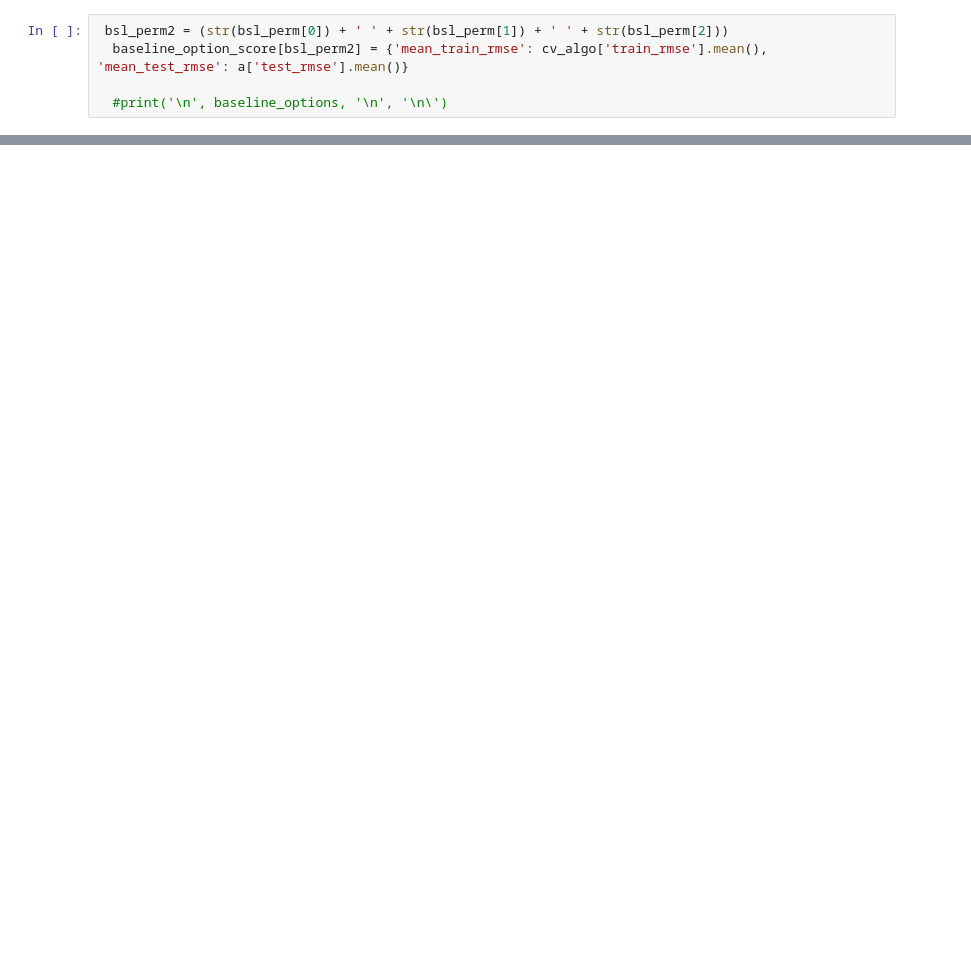
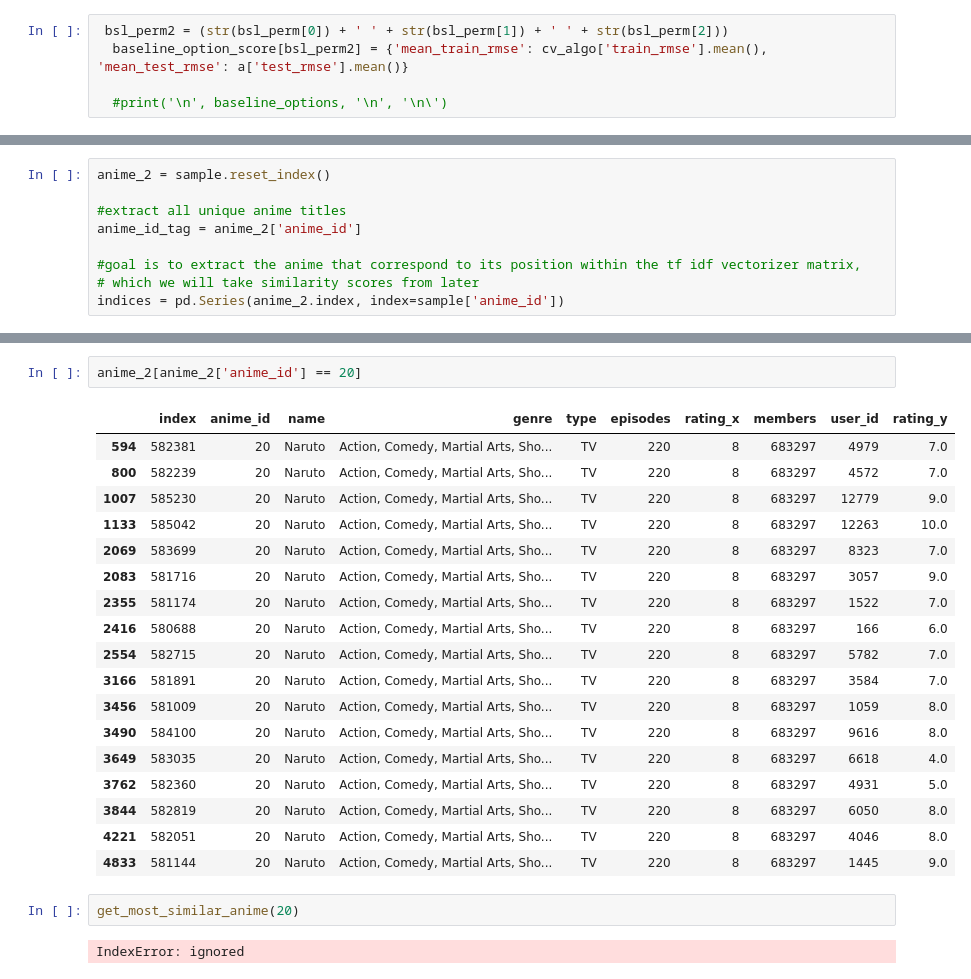
Before and after one commit to anilaq/capstone, a Jupyter notebook: latest.ipynb, the cells around one changed output, grey strips where cells are left out. Cells and saved outputs as stored; diff of their text form; blank space fills up the shorter version.

```diff
--- a/latest.ipynb
+++ b/latest.ipynb
@@ -882,0 +1145,9 @@ TypeError: ignored
+# %%
+anime_2 = sample.reset_index()
+
+#extract all unique anime titles
+anime_id_tag = anime_2['anime_id']
+
+#goal is to extract the anime that correspond to its position within the tf idf vectorizer matrix,
+# which we will take similarity scores from later
+indices = pd.Series(anime_2.index, index=sample['anime_id'])
@@ -882,0 +1170,25 @@ TypeError: ignored
+# %%
+anime_2[anime_2['anime_id'] == 20]
+# %% [output]
+|  | index | anime_id | name | genre | type | episodes | rating_x | members | user_id | rating_y |
+| 594 | 582381 | 20 | Naruto | Action, Comedy, Martial Arts, Sho... | TV | 220 | 8 | 683297 | 4979 | 7.0 |
+| 800 | 582239 | 20 | Naruto | Action, Comedy, Martial Arts, Sho... | TV | 220 | 8 | 683297 | 4572 | 7.0 |
+| 1007 | 585230 | 20 | Naruto | Action, Comedy, Martial Arts, Sho... | TV | 220 | 8 | 683297 | 12779 | 9.0 |
+| 1133 | 585042 | 20 | Naruto | Action, Comedy, Martial Arts, Sho... | TV | 220 | 8 | 683297 | 12263 | 10.0 |
+| 2069 | 583699 | 20 | Naruto | Action, Comedy, Martial Arts, Sho... | TV | 220 | 8 | 683297 | 8323 | 7.0 |
+| 2083 | 581716 | 20 | Naruto | Action, Comedy, Martial Arts, Sho... | TV | 220 | 8 | 683297 | 3057 | 9.0 |
+| 2355 | 581174 | 20 | Naruto | Action, Comedy, Martial Arts, Sho... | TV | 220 | 8 | 683297 | 1522 | 7.0 |
+| 2416 | 580688 | 20 | Naruto | Action, Comedy, Martial Arts, Sho... | TV | 220 | 8 | 683297 | 166 | 6.0 |
+| 2554 | 582715 | 20 | Naruto | Action, Comedy, Martial Arts, Sho... | TV | 220 | 8 | 683297 | 5782 | 7.0 |
+| 3166 | 581891 | 20 | Naruto | Action, Comedy, Martial Arts, Sho... | TV | 220 | 8 | 683297 | 3584 | 7.0 |
+| 3456 | 581009 | 20 | Naruto | Action, Comedy, Martial Arts, Sho... | TV | 220 | 8 | 683297 | 1059 | 8.0 |
+| 3490 | 584100 | 20 | Naruto | Action, Comedy, Martial Arts, Sho... | TV | 220 | 8 | 683297 | 9616 | 8.0 |
+| 3649 | 583035 | 20 | Naruto | Action, Comedy, Martial Arts, Sho... | TV | 220 | 8 | 683297 | 6618 | 4.0 |
+| 3762 | 582360 | 20 | Naruto | Action, Comedy, Martial Arts, Sho... | TV | 220 | 8 | 683297 | 4931 | 5.0 |
+| 3844 | 582819 | 20 | Naruto | Action, Comedy, Martial Arts, Sho... | TV | 220 | 8 | 683297 | 6050 | 8.0 |
+| 4221 | 582051 | 20 | Naruto | Action, Comedy, Martial Arts, Sho... | TV | 220 | 8 | 683297 | 4046 | 8.0 |
+| 4833 | 581144 | 20 | Naruto | Action, Comedy, Martial Arts, Sho... | TV | 220 | 8 | 683297 | 1445 | 9.0 |
+# %%
+get_most_similar_anime(20)
+# %% [output]
+IndexError: ignored
```
Also changed, not shown: parts of 92 cells of this notebook.
